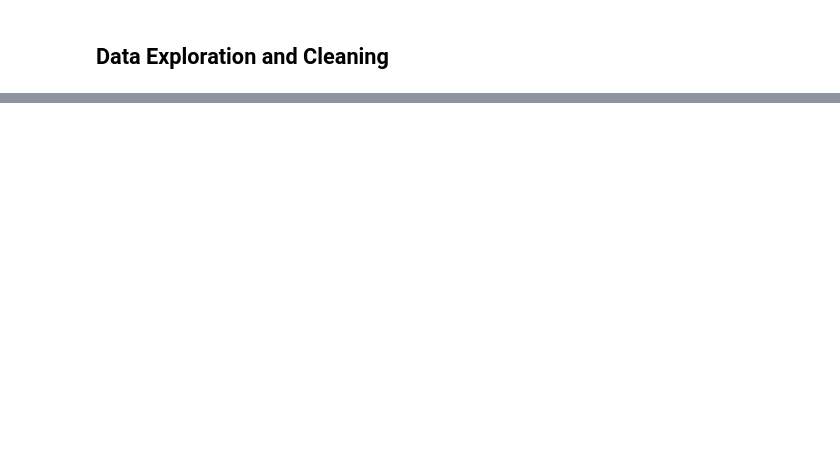
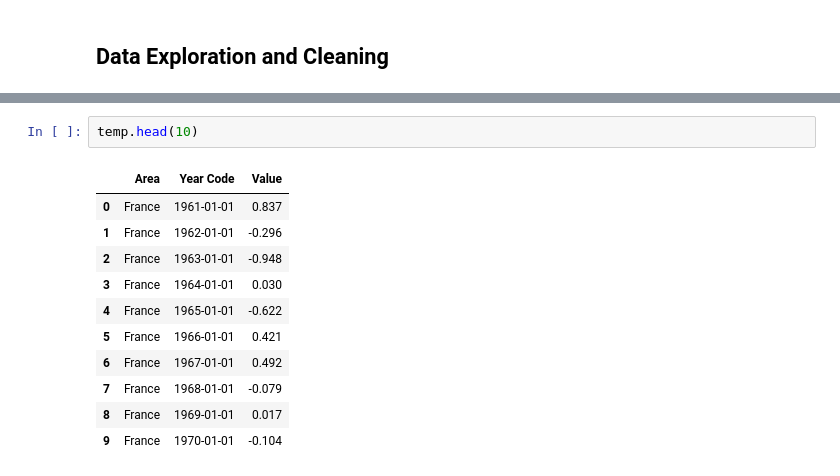
Before and after one commit to JordanKeelan/data607_finalProject, a Jupyter notebook: 607_proj_nb.ipynb, the cells around one changed output, grey strips where cells are left out. Cells and saved outputs as stored; diff of their text form; blank space fills up the shorter version.

```diff
--- a/607_proj_nb.ipynb
+++ b/607_proj_nb.ipynb
@@ -503,0 +66,14 @@ print(f"The item with the greatest increase in mean value from the 1960s to the
+# %%
+temp.head(10)
+# %% [output]
+|  | Area | Year Code | Value |
+| 0 | France | 1961-01-01 | 0.837 |
+| 1 | France | 1962-01-01 | -0.296 |
+| 2 | France | 1963-01-01 | -0.948 |
+| 3 | France | 1964-01-01 | 0.030 |
+| 4 | France | 1965-01-01 | -0.622 |
+| 5 | France | 1966-01-01 | 0.421 |
+| 6 | France | 1967-01-01 | 0.492 |
+| 7 | France | 1968-01-01 | -0.079 |
+| 8 | France | 1969-01-01 | 0.017 |
+| 9 | France | 1970-01-01 | -0.104 |
```
Also changed, not shown: parts of 61 cells of this notebook.
